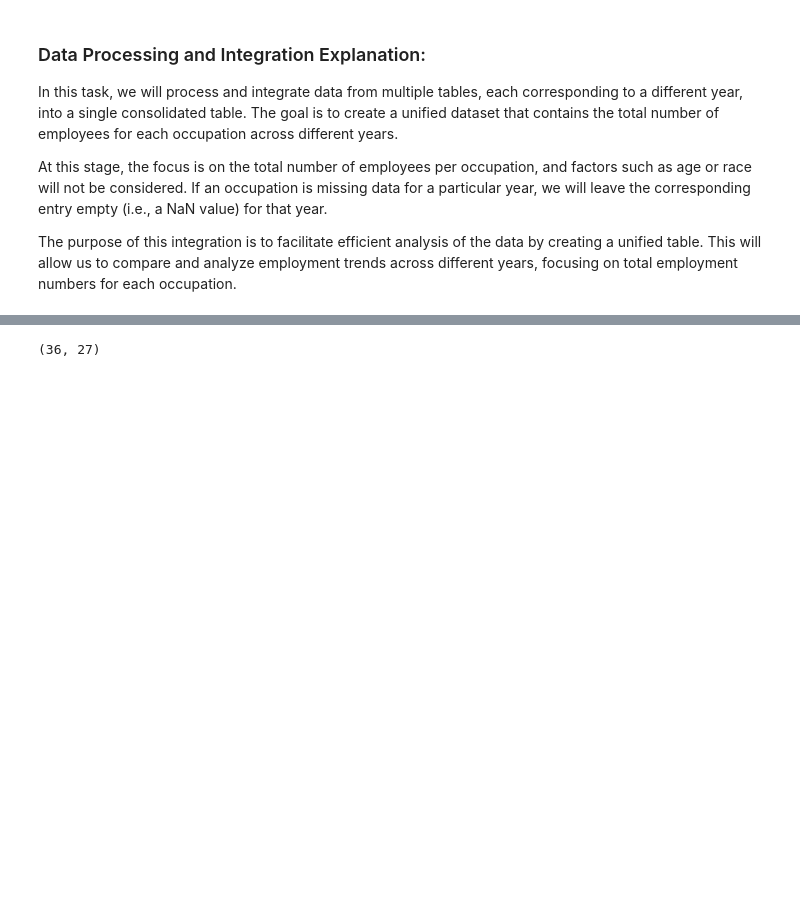
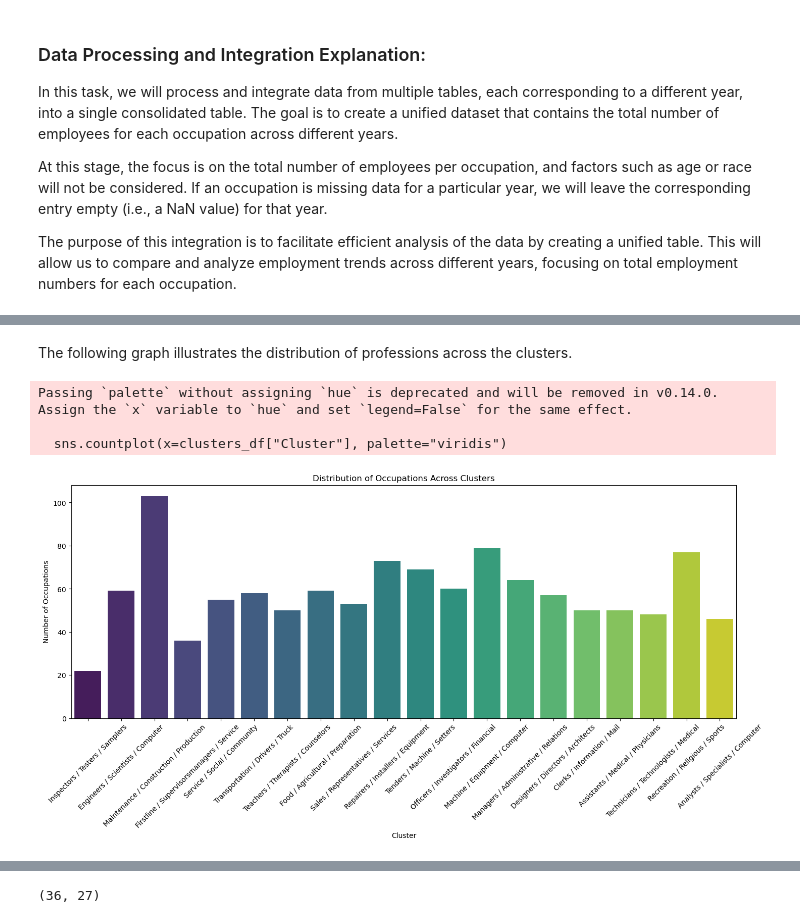
Before and after one commit to edenTamari/job-market-analysis-data-science-project, a Jupyter notebook: Data Science Project.ipynb, the cells around one changed output, grey strips where cells are left out. Cells and saved outputs as stored; diff of their text form; code cells hidden in the pictures; blank space fills up the shorter version.

```diff
--- a/Data Science Project.ipynb
+++ b/Data Science Project.ipynb
@@ -196,0 +290,7 @@ We will now review our newly created table and identify which occupations have d
+# %%
+#  Step 2: Perform Clustering with Optimal K
+kmeans = KMeans(n_clusters=optimal_K, random_state=42, n_init=10)
+labels = kmeans.fit_predict(occupation_embeddings)
+
+# Create a DataFrame to store occupations and their assigned cluster labels
+clusters_df = pd.DataFrame({"Occupation": occupations, "Cluster": labels})
@@ -196,0 +415,16 @@ We will now review our newly created table and identify which occupations have d
+# %% [markdown]
+The following graph illustrates the distribution of professions across the clusters.
+# %%
+#  Step 5: Plot Distribution of Clusters
+plt.figure(figsize=(17, 6))
+sns.countplot(x=clusters_df["Cluster"], palette="viridis")
+plt.xlabel("Cluster")
+plt.ylabel("Number of Occupations")
+plt.title("Distribution of Occupations Across Clusters")
+plt.xticks(ticks=range(optimal_K), labels=[cluster_names[i] for i in range(optimal_K)], rotation=45)
+plt.show()
+# %% [output]
+Passing `palette` without assigning `hue` is deprecated and will be removed in v0.14.0. Assign the `x` variable to `hue` and set `legend=False` for the same effect.
+
+  sns.countplot(x=clusters_df["Cluster"], palette="viridis")
+[figure, added]
```
Also changed, not shown: parts of 28 cells of this notebook.
